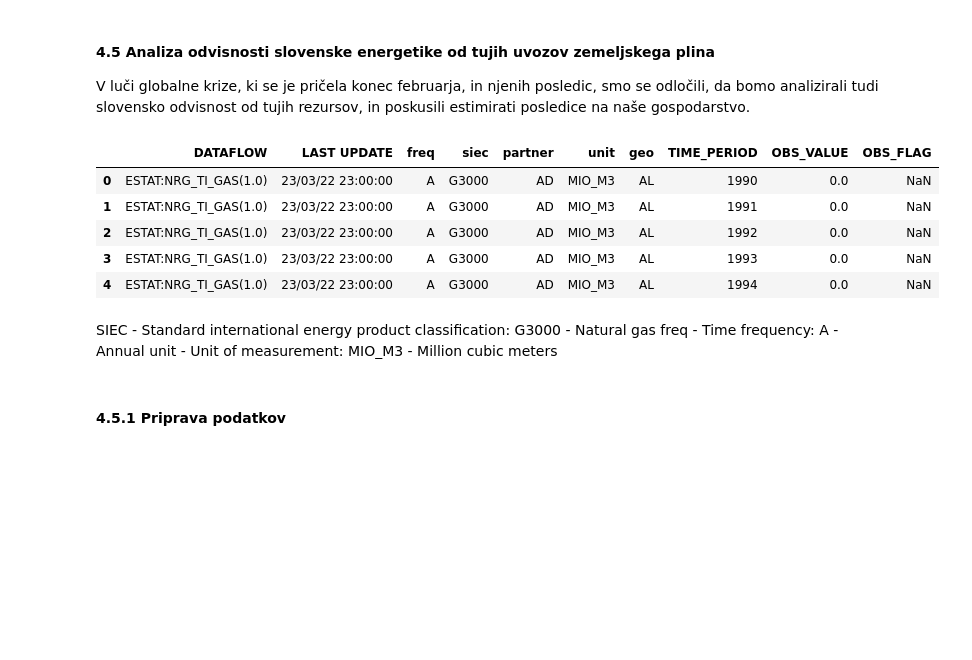
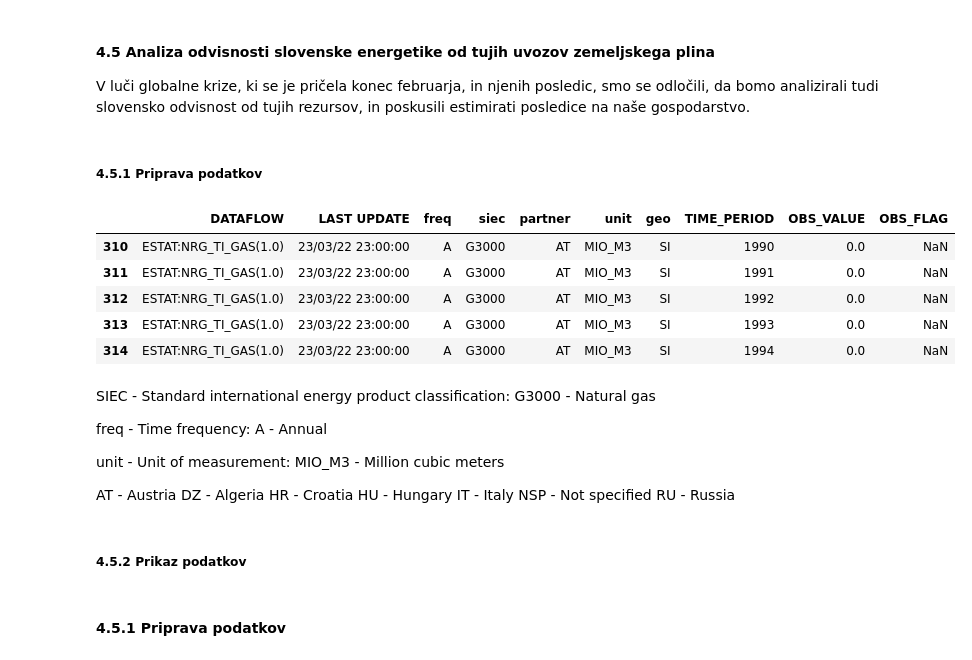
Before and after one commit to cugalord/PR21_NVZ-LS-BK-NZ, a Jupyter notebook: src/energy_production_analysis.ipynb, the cells around one changed output. Drawn from its saved outputs; the diff is of its cells as text; code cells hidden in the pictures; blank space fills up the shorter version.

```diff
--- a/src/energy_production_analysis.ipynb
+++ b/src/energy_production_analysis.ipynb
@@ -317,18 +353,42 @@ Po pričakovanjih smo opazili, da samoproizvajalci ne proizvedejo nič el. energ
 #### 4.5 Analiza odvisnosti slovenske energetike od tujih uvozov zemeljskega plina
 
 V luči globalne krize, ki se je pričela konec februarja, in njenih posledic, smo se odločili, da bomo analizirali tudi slovensko odvisnost od tujih rezursov, in poskusili estimirati posledice na naše gospodarstvo.
-# %%
-gas_imports_by_country = de.read('../data/eurostat-data/import_slo_gas_by_country.csv')
-
-mu.display_side_by_side(gas_imports_by_country.head())
-# %% [output]
-|  | DATAFLOW | LAST UPDATE | freq | siec | partner | unit | geo | TIME_PERIOD | OBS_VALUE | OBS_FLAG |
-| 0 | ESTAT:NRG_TI_GAS(1.0) | 23/03/22 23:00:00 | A | G3000 | AD | MIO_M3 | AL | 1990 | 0.0 | NaN |
-| 1 | ESTAT:NRG_TI_GAS(1.0) | 23/03/22 23:00:00 | A | G3000 | AD | MIO_M3 | AL | 1991 | 0.0 | NaN |
-| 2 | ESTAT:NRG_TI_GAS(1.0) | 23/03/22 23:00:00 | A | G3000 | AD | MIO_M3 | AL | 1992 | 0.0 | NaN |
-| 3 | ESTAT:NRG_TI_GAS(1.0) | 23/03/22 23:00:00 | A | G3000 | AD | MIO_M3 | AL | 1993 | 0.0 | NaN |
-| 4 | ESTAT:NRG_TI_GAS(1.0) | 23/03/22 23:00:00 | A | G3000 | AD | MIO_M3 | AL | 1994 | 0.0 | NaN |
+# %% [markdown]
+##### 4.5.1 Priprava podatkov
+# %%
+gas_imports_by_country_full = de.read('../data/eurostat-data/import_slo_gas_by_country.csv')
+
+partners = gas_imports_by_country_full.partner.unique()
+
+partners_with_data = []
+
+for partner in partners:
+    if (np.any(gas_imports_by_country_full[gas_imports_by_country_full['partner'] == partner]['OBS_VALUE'] > 0)):
+        partners_with_data.append(partner)
+
+gas_imports_by_country = gas_imports_by_country_full[gas_imports_by_country_full['partner'].isin(partners_with_data)]
+
+mu.display_side_by_side(gas_imports_by_country.head())
+# %% [output]
+|  | DATAFLOW | LAST UPDATE | freq | siec | partner | unit | geo | TIME_PERIOD | OBS_VALUE | OBS_FLAG |
+| 310 | ESTAT:NRG_TI_GAS(1.0) | 23/03/22 23:00:00 | A | G3000 | AT | MIO_M3 | SI | 1990 | 0.0 | NaN |
+| 311 | ESTAT:NRG_TI_GAS(1.0) | 23/03/22 23:00:00 | A | G3000 | AT | MIO_M3 | SI | 1991 | 0.0 | NaN |
+| 312 | ESTAT:NRG_TI_GAS(1.0) | 23/03/22 23:00:00 | A | G3000 | AT | MIO_M3 | SI | 1992 | 0.0 | NaN |
+| 313 | ESTAT:NRG_TI_GAS(1.0) | 23/03/22 23:00:00 | A | G3000 | AT | MIO_M3 | SI | 1993 | 0.0 | NaN |
+| 314 | ESTAT:NRG_TI_GAS(1.0) | 23/03/22 23:00:00 | A | G3000 | AT | MIO_M3 | SI | 1994 | 0.0 | NaN |
 # %% [markdown]
 SIEC - Standard international energy product classification: G3000 - Natural gas
+
 freq - Time frequency: A - Annual
+
 unit - Unit of measurement: MIO_M3 - Million cubic meters
+
+AT - Austria
+DZ - Algeria
+HR - Croatia
+HU - Hungary
+IT - Italy
+NSP - Not specified
+RU - Russia
+# %% [markdown]
+##### 4.5.2 Prikaz podatkov
```
Also changed, not shown: parts of 5 cells of this notebook.
